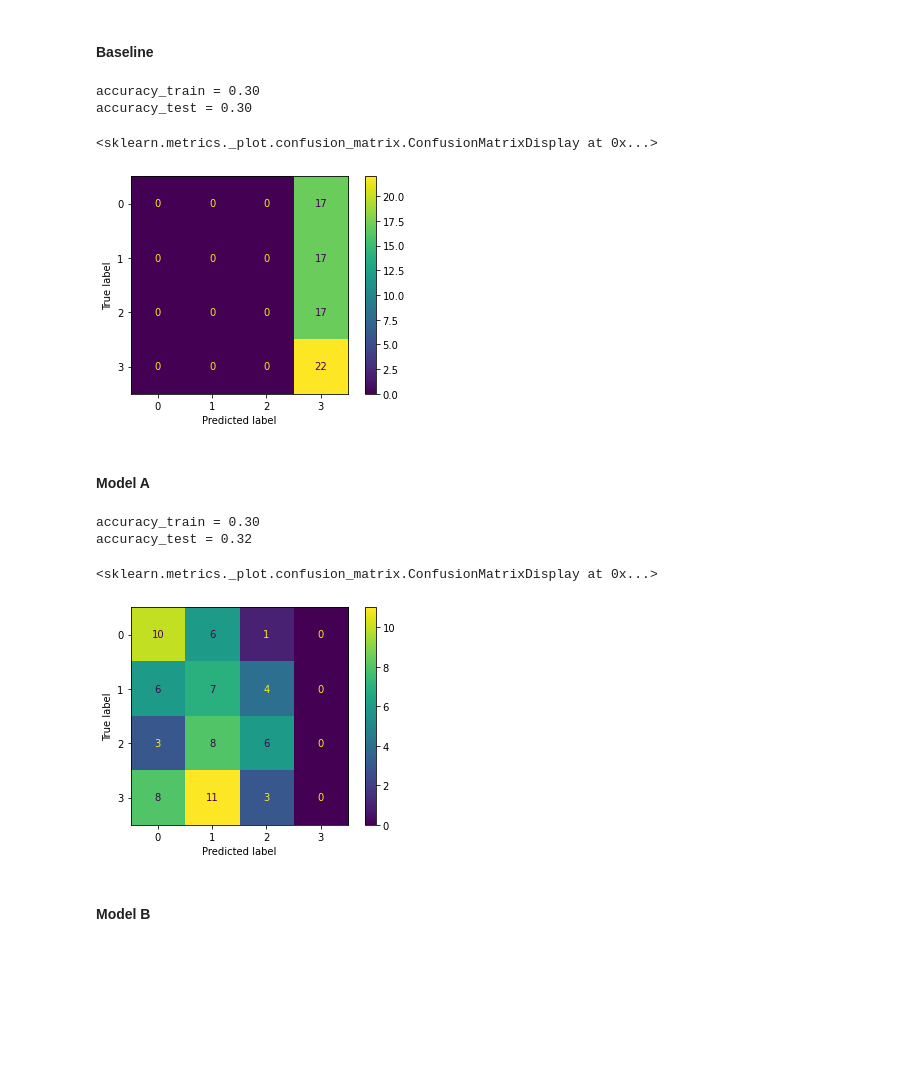
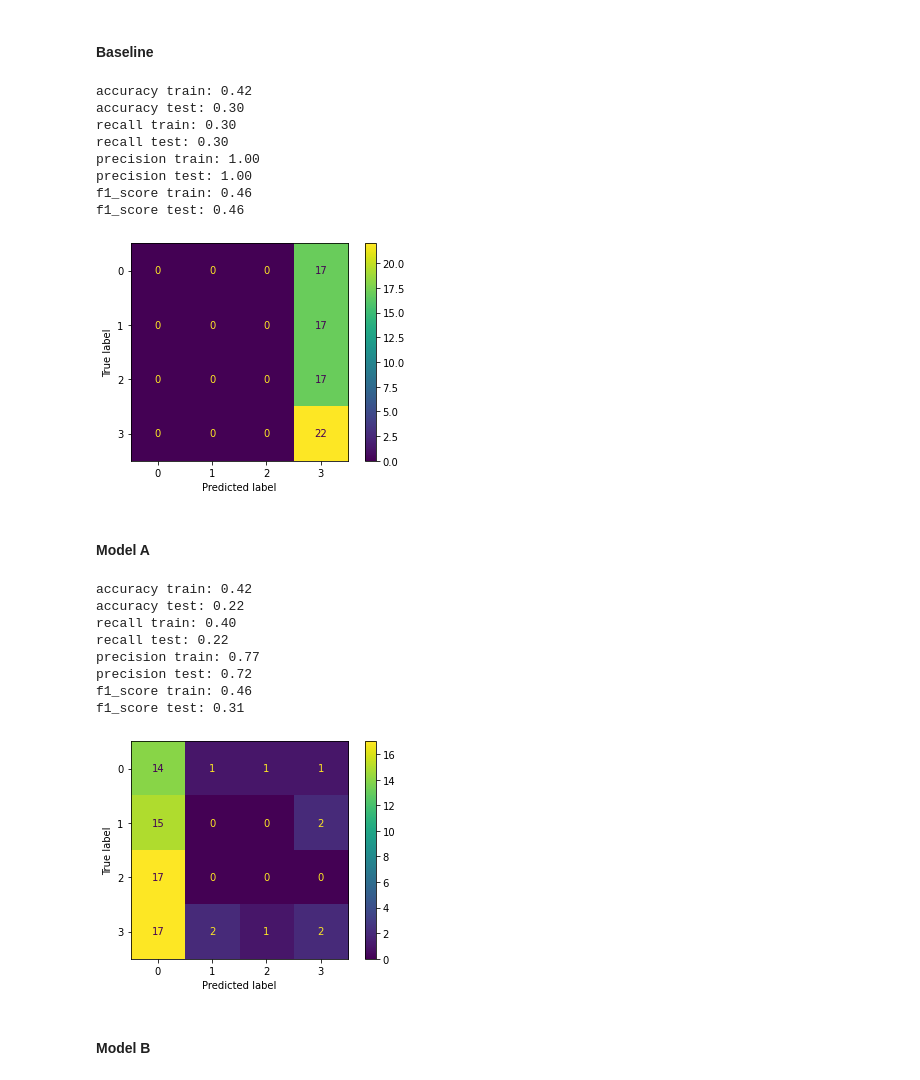
Before and after one commit to mauricelehmann/XAI_final_project, a Jupyter notebook: Final Project.ipynb, the cells around one changed output. Cells and saved outputs as stored; diff of their text form; code cells hidden in the pictures; blank space fills up the shorter version.

Commit message:
Added the recall, precision

```diff
--- a/Final Project.ipynb
+++ b/Final Project.ipynb
@@ -90,8 +90,8 @@ X_test = pd.read_csv(os.path.join('data', 'ProtistAmpliconSequenceVariants_ASV_2
 y_test = pd.read_csv(os.path.join('data', 'Env_2016.csv'), sep=';')
 y_test = y_test['Cu_mg_kg']
 
-cleanData(X_train)
-cleanData(X_test)
+X_train = cleanData(X_train)
+X_test = cleanData(X_test)
 
 ##TODO : Prendre que la colonne 'Cu_mg_kg' du y_train et y_test
 
@@ -254,45 +297,40 @@ dummy = DummyClassifier(strategy='most_frequent')
 # Fit the model
 dummy.fit(X_train_with_selected_features, y_train_with_class)
 
-# Compute test accuracy
-
-acurracy_train = dummy.score(X_train_with_selected_features, y_train_with_class)
-accuracy_test = dummy.score(X_test_with_selected_features, y_test_with_class)
-
-print('accuracy_train = {:.2f}'.format(acurracy_train))
-print('accuracy_test = {:.2f}'.format(accuracy_test))
-
-plot_confusion_matrix(dummy, X_test_with_selected_features, y_test_with_class)
+report_classifier(dummy, X_train_with_selected_features, y_train_with_class, X_test_with_selected_features, y_test_with_class)
 # %% [output]
-accuracy_train = 0.30
-accuracy_test = 0.30
+accuracy train: 0.42
+accuracy test: 0.30
+recall train: 0.30
+recall test: 0.30
+precision train: 1.00
+precision test: 1.00
+f1_score train: 0.46
+f1_score test: 0.46
-<sklearn.metrics._plot.confusion_matrix.ConfusionMatrixDisplay at 0x...>
 [figure]
 # %% [markdown]
 #### Model A
 # %%
 from sklearn.neighbors import KNeighborsClassifier
 from sklearn.metrics import plot_confusion_matrix
 
 # Create the random forest classifier
 
 k_class = KNeighborsClassifier(n_neighbors=5)
 
 k_class.fit(X_train_with_selected_features, y_train_with_class)
 
-# Accuracy on the test set
-accuracy_train = k_class.score(X_train_with_selected_features, y_train_with_class)
-accuracy_test = k_class.score(X_test_with_selected_features, y_test_with_class)
-
-print('accuracy_train = {:.2f}'.format(acurracy_train))
-print('accuracy_test = {:.2f}'.format(accuracy_test))
-
-plot_confusion_matrix(k_class, X_test_with_selected_features, y_test_with_class)
+report_classifier(k_class, X_train_with_selected_features, y_train_with_class, X_test_with_selected_features, y_test_with_class)
 # %% [output]
-accuracy_train = 0.30
-accuracy_test = 0.32
+accuracy train: 0.42
+accuracy test: 0.22
+recall train: 0.40
+recall test: 0.22
+precision train: 0.77
+precision test: 0.72
+f1_score train: 0.46
+f1_score test: 0.31
-<sklearn.metrics._plot.confusion_matrix.ConfusionMatrixDisplay at 0x...>
-[figure, old version]
+[figure, new version]
 # %% [markdown]
 #### Model B
 # %%
```
Also changed, not shown: parts of 5 cells of this notebook.
